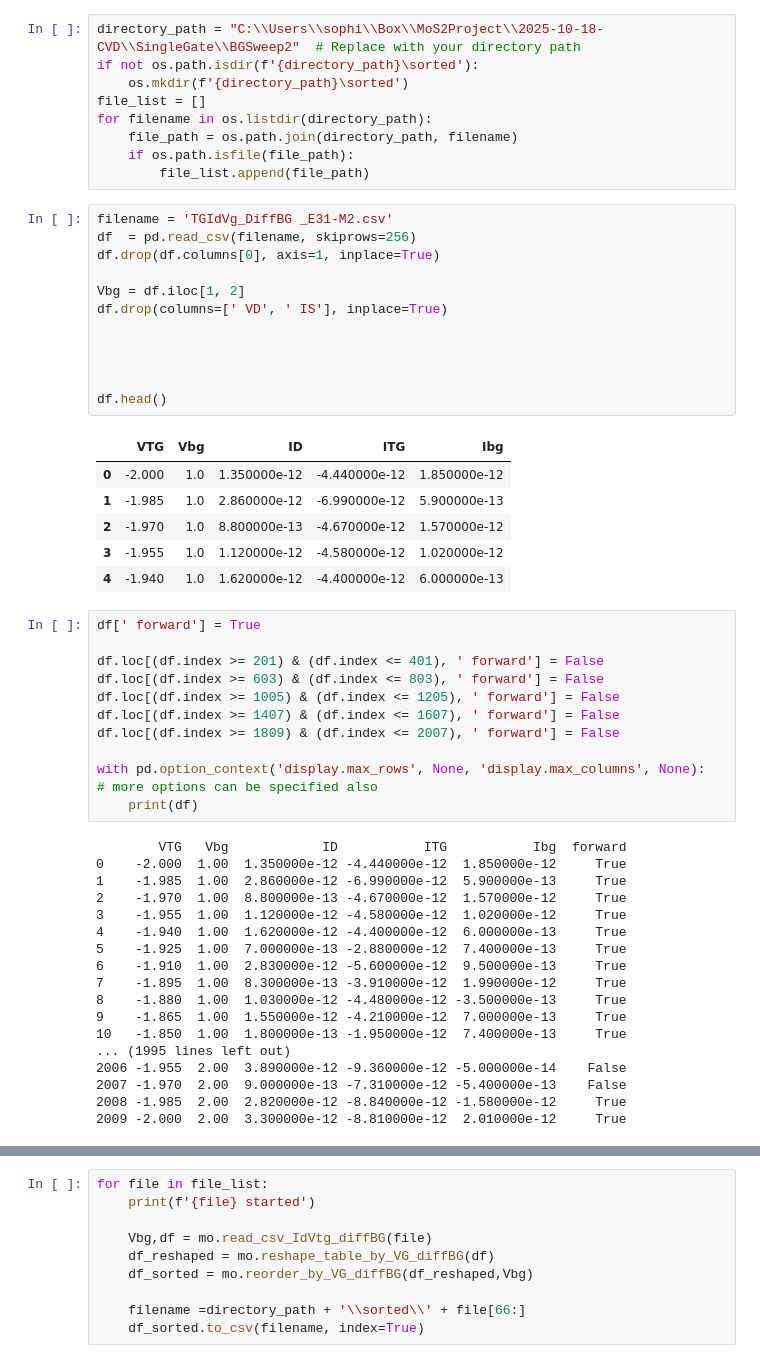
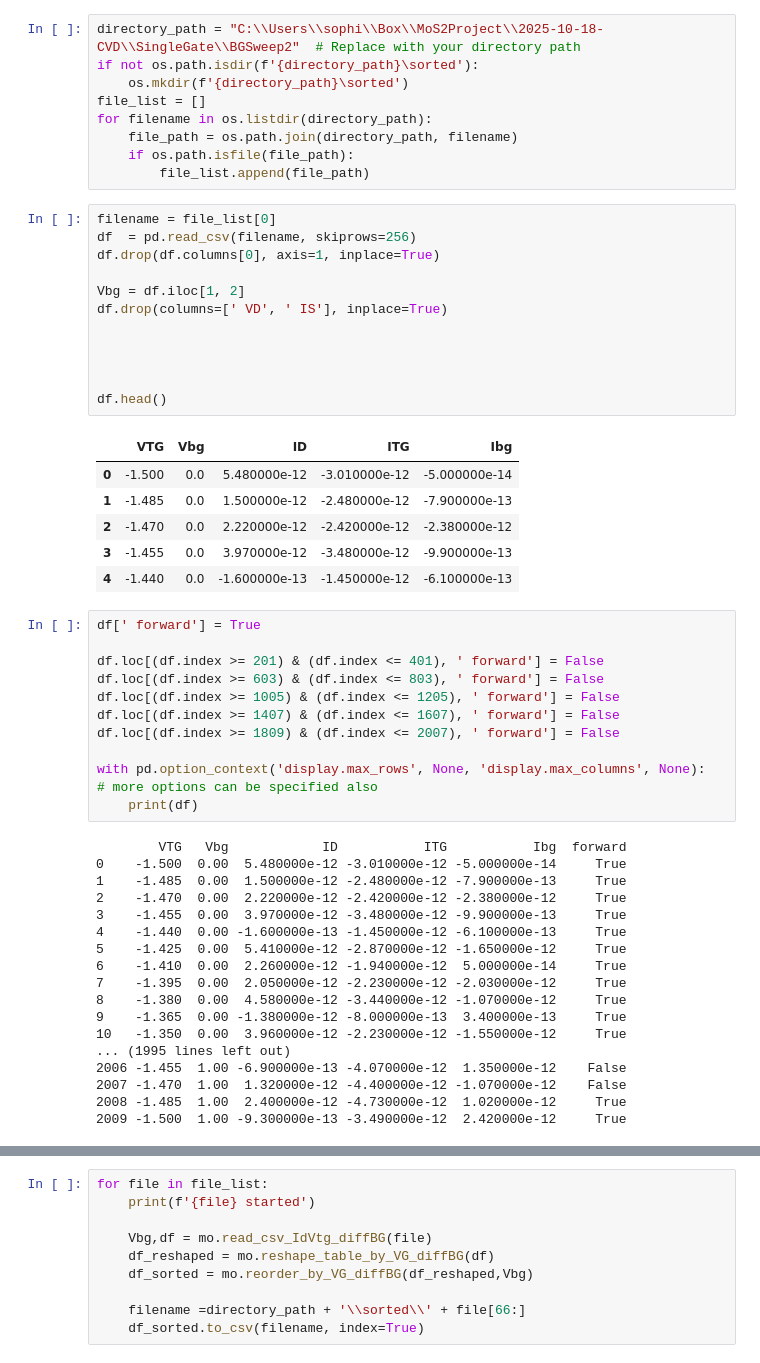
Before and after one commit to Integralophie/MoS2_data_cleaning, a Jupyter notebook: data_cleaning_IdVtgDiffBG.ipynb, the cells around one changed output, grey strips where cells are left out. Cells and saved outputs as stored; diff of their text form.

```diff
--- a/data_cleaning_IdVtgDiffBG.ipynb
+++ b/data_cleaning_IdVtgDiffBG.ipynb
@@ -14,24 +16,24 @@ for filename in os.listdir(directory_path):
     if os.path.isfile(file_path):
         file_list.append(file_path)
 # %%
-filename = 'TGIdVg_DiffBG _E31-M2.csv'
+filename = file_list[0]
 df  = pd.read_csv(filename, skiprows=256)
 df.drop(df.columns[0], axis=1, inplace=True)
 
 Vbg = df.iloc[1, 2]
 df.drop(columns=[' VD', ' IS'], inplace=True)
 
 
 
 
 df.head()
 # %% [output]
 |  | VTG | Vbg | ID | ITG | Ibg |
-| 0 | -2.000 | 1.0 | 1.350000e-12 | -4.440000e-12 | 1.850000e-12 |
-| 1 | -1.985 | 1.0 | 2.860000e-12 | -6.990000e-12 | 5.900000e-13 |
-| 2 | -1.970 | 1.0 | 8.800000e-13 | -4.670000e-12 | 1.570000e-12 |
-| 3 | -1.955 | 1.0 | 1.120000e-12 | -4.580000e-12 | 1.020000e-12 |
-| 4 | -1.940 | 1.0 | 1.620000e-12 | -4.400000e-12 | 6.000000e-13 |
+| 0 | -1.500 | 0.0 | 5.480000e-12 | -3.010000e-12 | -5.000000e-14 |
+| 1 | -1.485 | 0.0 | 1.500000e-12 | -2.480000e-12 | -7.900000e-13 |
+| 2 | -1.470 | 0.0 | 2.220000e-12 | -2.420000e-12 | -2.380000e-12 |
+| 3 | -1.455 | 0.0 | 3.970000e-12 | -3.480000e-12 | -9.900000e-13 |
+| 4 | -1.440 | 0.0 | -1.600000e-13 | -1.450000e-12 | -6.100000e-13 |
 # %%
 df[' forward'] = True
 
@@ -45,22 +47,22 @@ with pd.option_context('display.max_rows', None, 'display.max_columns', None):
     print(df)
 # %% [output]
         VTG   Vbg            ID           ITG           Ibg  forward
-0    -2.000  1.00  1.350000e-12 -4.440000e-12  1.850000e-12     True
-1    -1.985  1.00  2.860000e-12 -6.990000e-12  5.900000e-13     True
-2    -1.970  1.00  8.800000e-13 -4.670000e-12  1.570000e-12     True
-3    -1.955  1.00  1.120000e-12 -4.580000e-12  1.020000e-12     True
-4    -1.940  1.00  1.620000e-12 -4.400000e-12  6.000000e-13     True
-5    -1.925  1.00  7.000000e-13 -2.880000e-12  7.400000e-13     True
-6    -1.910  1.00  2.830000e-12 -5.600000e-12  9.500000e-13     True
-7    -1.895  1.00  8.300000e-13 -3.910000e-12  1.990000e-12     True
-8    -1.880  1.00  1.030000e-12 -4.480000e-12 -3.500000e-13     True
-9    -1.865  1.00  1.550000e-12 -4.210000e-12  7.000000e-13     True
-10   -1.850  1.00  1.800000e-13 -1.950000e-12  7.400000e-13     True
+0    -1.500  0.00  5.480000e-12 -3.010000e-12 -5.000000e-14     True
+1    -1.485  0.00  1.500000e-12 -2.480000e-12 -7.900000e-13     True
+2    -1.470  0.00  2.220000e-12 -2.420000e-12 -2.380000e-12     True
+3    -1.455  0.00  3.970000e-12 -3.480000e-12 -9.900000e-13     True
+4    -1.440  0.00 -1.600000e-13 -1.450000e-12 -6.100000e-13     True
+5    -1.425  0.00  5.410000e-12 -2.870000e-12 -1.650000e-12     True
+6    -1.410  0.00  2.260000e-12 -1.940000e-12  5.000000e-14     True
+7    -1.395  0.00  2.050000e-12 -2.230000e-12 -2.030000e-12     True
+8    -1.380  0.00  4.580000e-12 -3.440000e-12 -1.070000e-12     True
+9    -1.365  0.00 -1.380000e-12 -8.000000e-13  3.400000e-13     True
+10   -1.350  0.00  3.960000e-12 -2.230000e-12 -1.550000e-12     True
 ... (1995 lines left out)
-2006 -1.955  2.00  3.890000e-12 -9.360000e-12 -5.000000e-14    False
-2007 -1.970  2.00  9.000000e-13 -7.310000e-12 -5.400000e-13    False
-2008 -1.985  2.00  2.820000e-12 -8.840000e-12 -1.580000e-12     True
-2009 -2.000  2.00  3.300000e-12 -8.810000e-12  2.010000e-12     True
+2006 -1.455  1.00 -6.900000e-13 -4.070000e-12  1.350000e-12    False
+2007 -1.470  1.00  1.320000e-12 -4.400000e-12 -1.070000e-12    False
+2008 -1.485  1.00  2.400000e-12 -4.730000e-12  1.020000e-12     True
+2009 -1.500  1.00 -9.300000e-13 -3.490000e-12  2.420000e-12     True
 # %%
 df_new = pd.pivot_table(df,columns=' Vbg',values=[' ID'],index=[' VTG',' forward'])
 df_new
```
Also changed, not shown: parts of 10 cells of this notebook.
